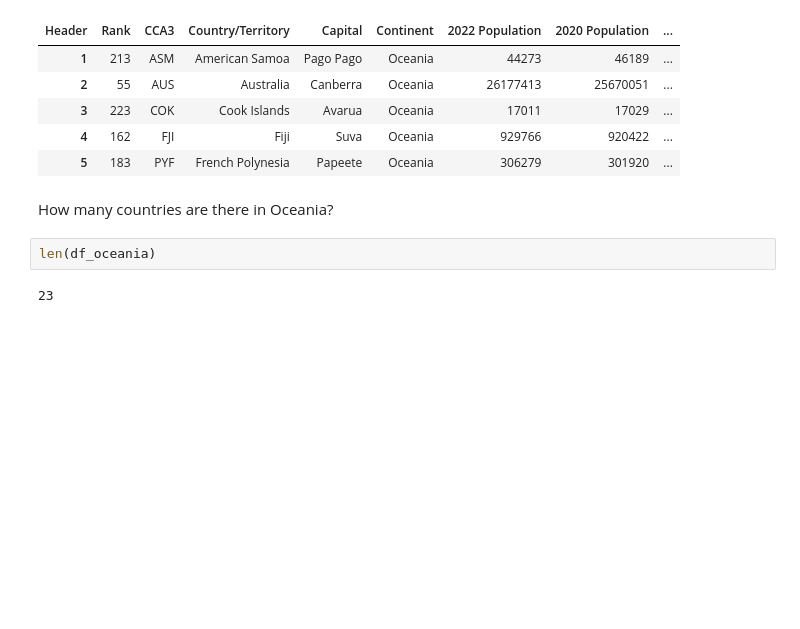
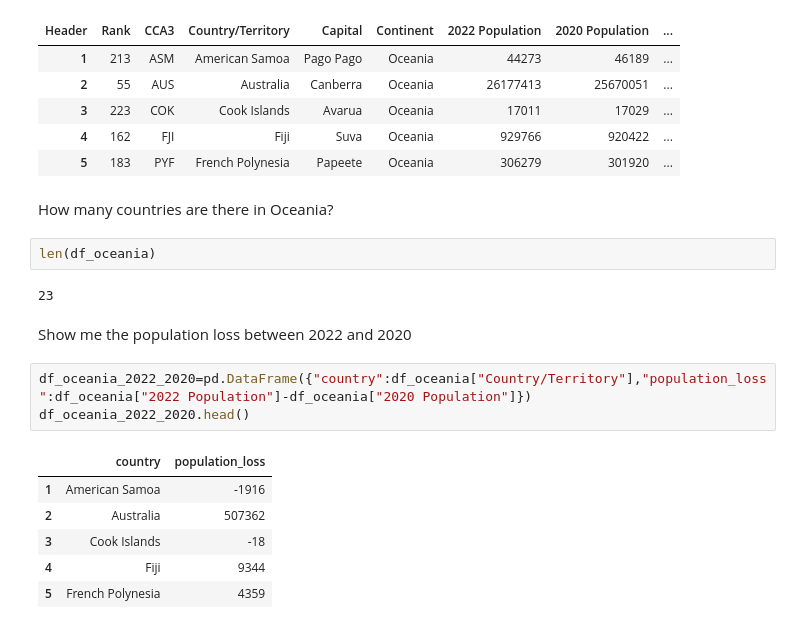
Before and after one commit to juandazapatac/world_population_analysis, a Jupyter notebook: main.ipynb, the cells around one changed output. Cells and saved outputs as stored; diff of their text form; blank space fills up the shorter version.

```diff
--- a/main.ipynb
+++ b/main.ipynb
@@ -88,3 +88,15 @@ How many countries are there in Oceania?
 len(df_oceania)
 # %% [output]
 23
+# %% [markdown]
+Show me the population loss between 2022 and 2020
+# %%
+df_oceania_2022_2020=pd.DataFrame({"country":df_oceania["Country/Territory"],"population_loss":df_oceania["2022 Population"]-df_oceania["2020 Population"]})
+df_oceania_2022_2020.head()
+# %% [output]
+|  | country | population_loss |
+| 1 | American Samoa | -1916 |
+| 2 | Australia | 507362 |
+| 3 | Cook Islands | -18 |
+| 4 | Fiji | 9344 |
+| 5 | French Polynesia | 4359 |
```
Also changed, not shown: parts of 3 cells of this notebook.
